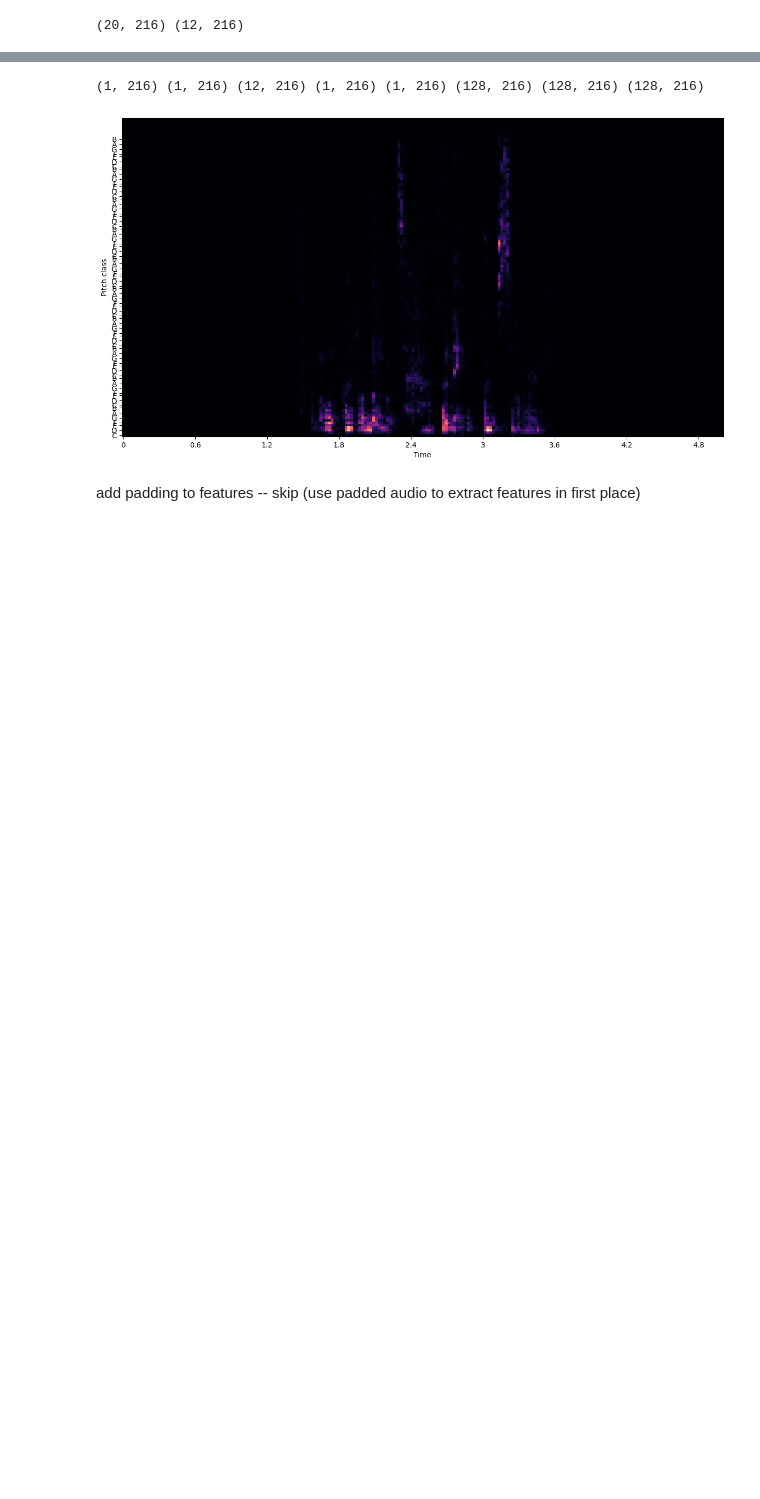
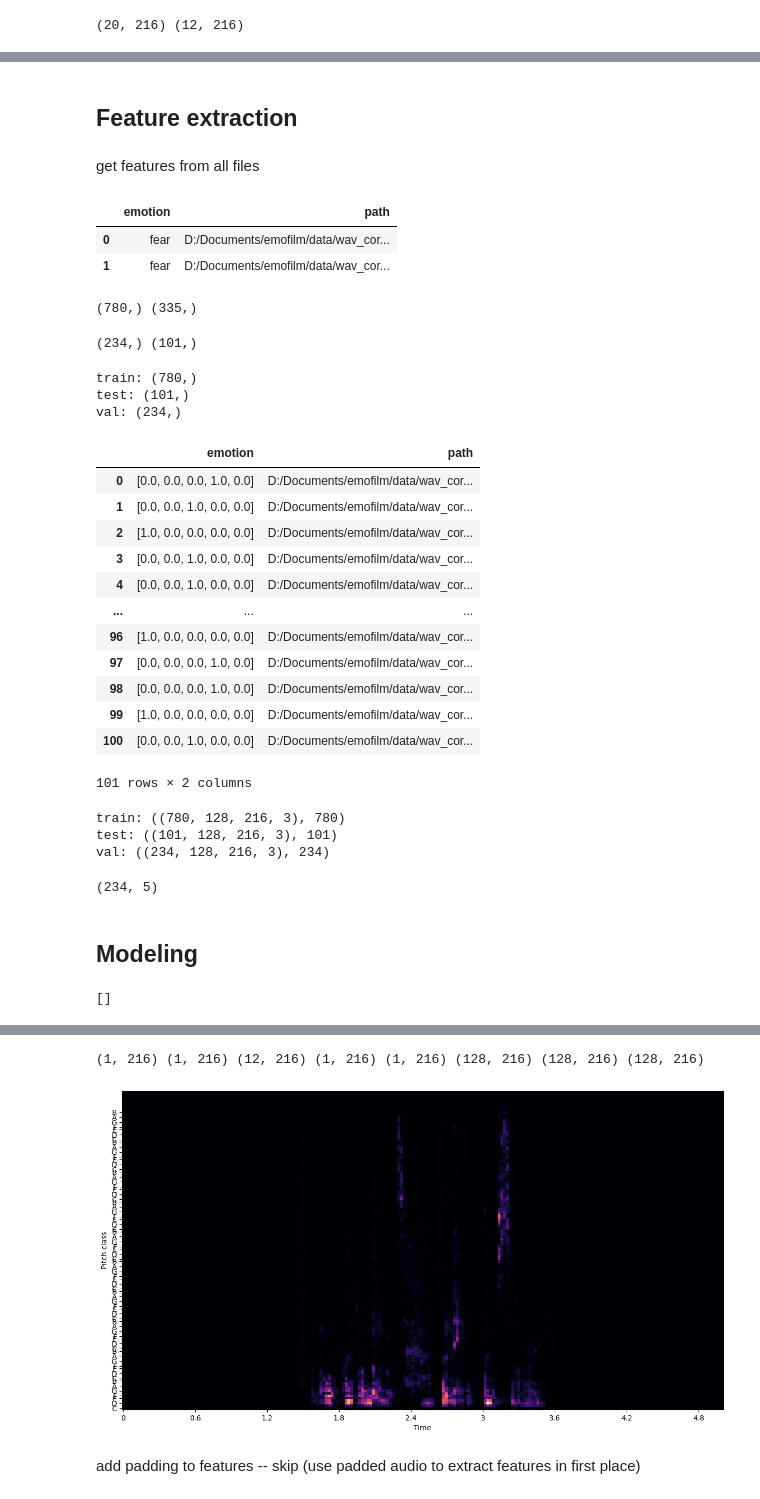
Before and after one commit to nosenko-mi/ser_diploma, a Jupyter notebook: model/ser2.ipynb, the cells around one changed output, grey strips where cells are left out. Drawn from its saved outputs; the diff is of its cells as text; code cells hidden in the pictures; blank space fills up the shorter version.

```diff
--- a/model/ser2.ipynb
+++ b/model/ser2.ipynb
@@ -400,0 +358,10 @@ Clipping input data to the valid range for imshow with RGB data ([0..1] for floa
+# %% [markdown]
+## Feature extraction
+# %% [markdown]
+get features from all files
+# %%
+data_df.head(2)
+# %% [output]
+|  | emotion | path |
+| 0 | fear | D:/Documents/emofilm/data/wav_cor... |
+| 1 | fear | D:/Documents/emofilm/data/wav_cor... |
@@ -400,0 +395,29 @@ Clipping input data to the valid range for imshow with RGB data ([0..1] for floa
+# %%
+# As this is a multiclass classification problem onehotencoding our Y.
+encoder = OneHotEncoder()
+y = encoder.fit_transform(np.array(y).reshape(-1, 1)).toarray()
+# %%
+# Split once to get the test and validation set
+X_train, X_val, y_train, y_val = train_test_split(
+    X, y, test_size=0.3, random_state=42)
+print(X_train.shape, X_val.shape)
+# %% [output]
+(780,) (335,)
+# %%
+# Split once to get the test and validation set
+X_val, X_test, y_val, y_test = train_test_split(
+    X_val, y_val, test_size=0.3, random_state=42)
+print(X_val.shape, X_test.shape)
+# %% [output]
+(234,) (101,)
+# %%
+print(f'train: {X_train.shape}\ntest: {X_test.shape}\nval: {X_val.shape}')
+# %% [output]
+train: (780,)
+test: (101,)
+val: (234,)
+# %%
+train_df = pd.DataFrame(list(zip(y_train, X_train)),
+                        columns=['emotion', 'path'])
+test_df = pd.DataFrame(list(zip(y_test, X_test)), columns=['emotion', 'path'])
+val_df = pd.DataFrame(list(zip(y_val, X_val)), columns=['emotion', 'path'])
@@ -400,0 +428,39 @@ Clipping input data to the valid range for imshow with RGB data ([0..1] for floa
+# %%
+test_df  # use y_test for now
+# %% [output]
+|  | emotion | path |
+| 0 | [0.0, 0.0, 0.0, 1.0, 0.0] | D:/Documents/emofilm/data/wav_cor... |
+| 1 | [0.0, 0.0, 1.0, 0.0, 0.0] | D:/Documents/emofilm/data/wav_cor... |
+| 2 | [1.0, 0.0, 0.0, 0.0, 0.0] | D:/Documents/emofilm/data/wav_cor... |
+| 3 | [0.0, 0.0, 1.0, 0.0, 0.0] | D:/Documents/emofilm/data/wav_cor... |
+| 4 | [0.0, 0.0, 1.0, 0.0, 0.0] | D:/Documents/emofilm/data/wav_cor... |
+| ... | ... | ... |
+| 96 | [1.0, 0.0, 0.0, 0.0, 0.0] | D:/Documents/emofilm/data/wav_cor... |
+| 97 | [0.0, 0.0, 0.0, 1.0, 0.0] | D:/Documents/emofilm/data/wav_cor... |
+| 98 | [0.0, 0.0, 0.0, 1.0, 0.0] | D:/Documents/emofilm/data/wav_cor... |
+| 99 | [1.0, 0.0, 0.0, 0.0, 0.0] | D:/Documents/emofilm/data/wav_cor... |
+| 100 | [0.0, 0.0, 1.0, 0.0, 0.0] | D:/Documents/emofilm/data/wav_cor... |
+101 rows × 2 columns
+# %%
+print(f'train: {train_features.shape, len(train_labels)}\ntest: {test_features.shape, len(test_labels)}\nval: {val_features.shape, len(val_labels)}')
+# %% [output]
+train: ((780, 128, 216, 3), 780)
+test: ((101, 128, 216, 3), 101)
+val: ((234, 128, 216, 3), 234)
+# %%
+y_val.shape
+# %% [output]
+(234, 5)
+# %% [markdown]
+## Modeling
+# %%
+import tensorflow as tf
+from tensorflow.keras.callbacks import ReduceLROnPlateau
+from tensorflow.keras.models import Sequential
+from tensorflow.keras.layers import Dense, Conv2D, MaxPooling2D, Flatten, Dropout, BatchNormalization
+from tensorflow.keras.utils import to_categorical
+from tensorflow.keras.callbacks import ModelCheckpoint
+
+print(tf.config.list_physical_devices('GPU'))
+# %% [output]
+[]
```
Also changed, not shown: parts of 33 cells of this notebook.
